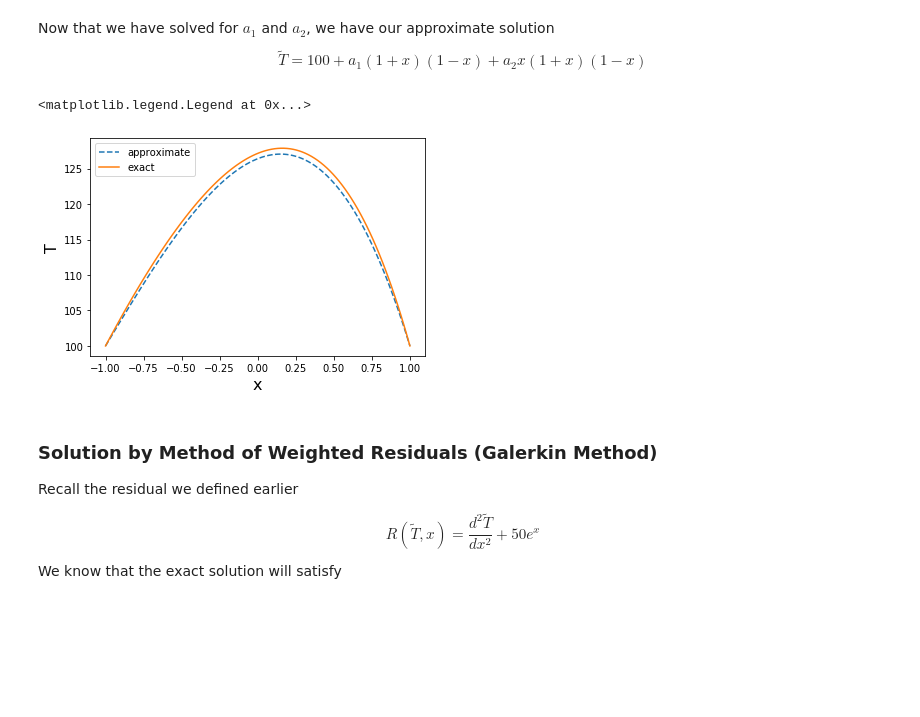
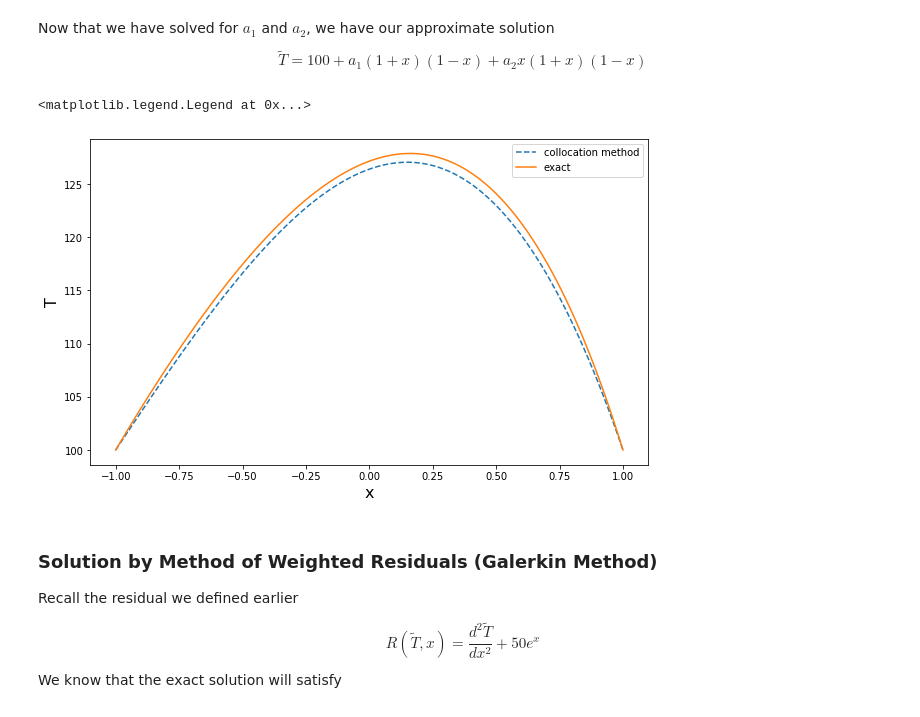
Before and after one commit to bharath-kamath705/FEM_PoissonEq, a Jupyter notebook: Poisson_Eq.ipynb, the cells around one changed output. Cells and saved outputs as stored; diff of their text form; code cells hidden in the pictures; blank space fills up the shorter version.

```diff
--- a/Poisson_Eq.ipynb
+++ b/Poisson_Eq.ipynb
@@ -82,20 +82,21 @@ a1 = 26.401796695748487
 Now that we have solved for $a_1$ and $a_2$, we have our approximate solution
 $$ \tilde{T} = 100 + a_1(1+x)(1-x) +a_2x(1+x)(1-x) $$
 # %%
-# plotting the approximate solution
-T_approx = 100 + a1*(1+x)*(1-x) + a2*x*(1+x)*(1-x)
-plt.plot(x,T_approx, linestyle="--", label="approximate")
+# plotting the collocation method solution
+T_col = 100 + a1*(1+x)*(1-x) + a2*x*(1+x)*(1-x)
+fig, ax = plt.subplots(figsize=(10,6))
+ax.plot(x,T_col, linestyle="--", label="collocation method")
 
 #plot the exact solution for comparison
-plt.plot(x,T_ex, label="exact")
+ax.plot(x,T_ex, label="exact")
 
 # format the graph
-plt.xlabel("x", fontsize="16")
-plt.ylabel("T", fontsize="16")
+ax.set_xlabel("x", fontsize="16")
+ax.set_ylabel("T", fontsize="16")
 plt.legend()
 # %% [output]
 <matplotlib.legend.Legend at 0x...>
-[figure, old version]
+[figure, new version]
 # %% [markdown]
 ### Solution by Method of Weighted Residuals (Galerkin Method)
 
```
Also changed, not shown: parts of 24 cells of this notebook, 1 other file.
